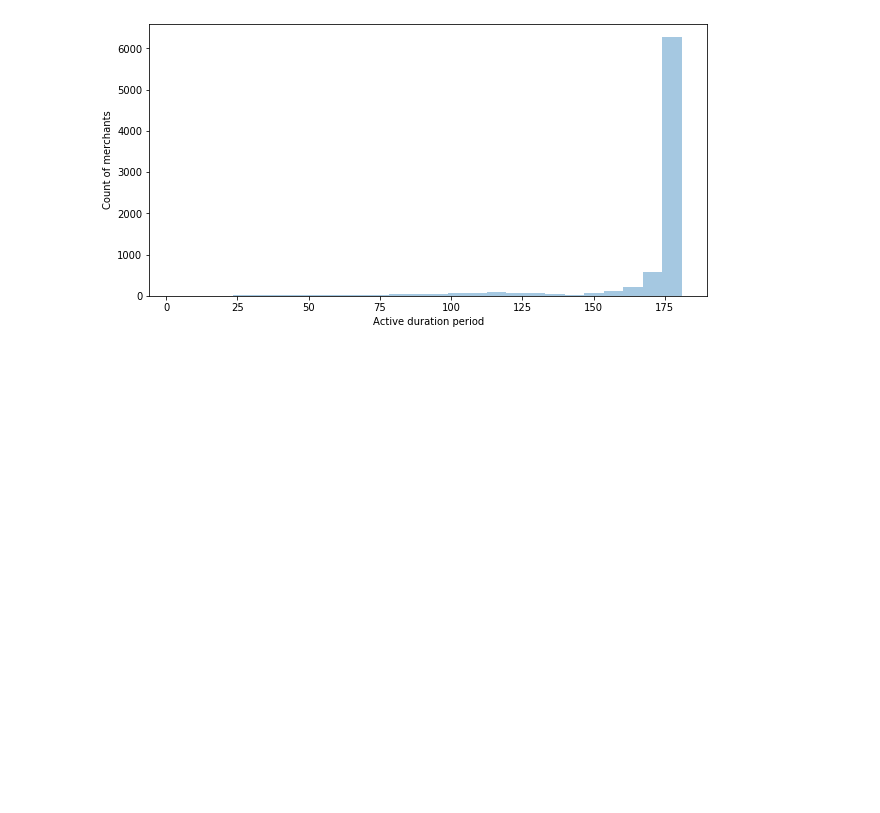
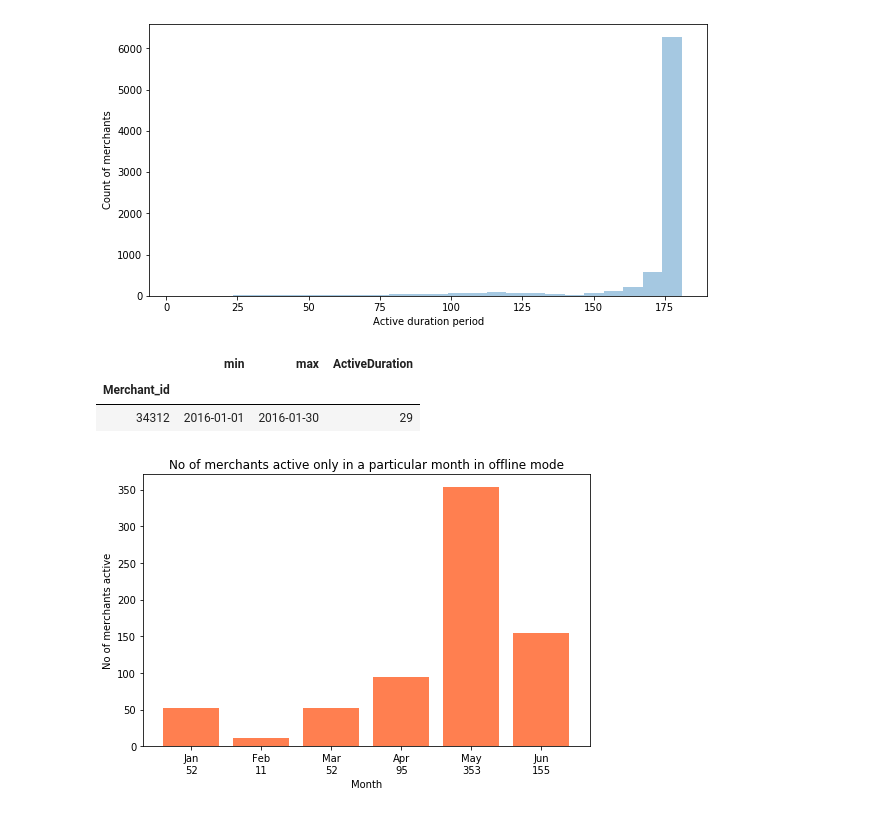
Before and after one commit to sinha-pulaks/O2O-coupon-redemption, a Jupyter notebook: O2O_coupon_prediction.ipynb, the cells around one changed output. Cells and saved outputs as stored; diff of their text form; code cells hidden in the pictures; blank space fills up the shorter version.

```diff
--- a/O2O_coupon_prediction.ipynb
+++ b/O2O_coupon_prediction.ipynb
@@ -3066,3 +2874,47 @@ plt.ylabel("Count of merchants")
 # %% [output]
 Text(0, 0.5, 'Count of merchants')
 [figure]
+# %%
+start_date = '2016-01-01'
+end_date = '2016-01-31'
+
+df_on_temp2[(df_on_temp2['min'] >= start_date)&(df_on_temp2['max'] <= end_date)]
+# %% [output]
+|  | min | max | ActiveDuration |
+| Merchant_id |  |  |  |
+| 34312 | 2016-01-01 | 2016-01-30 | 29 |
+# %%
+'''from datetime import datetime
+'''
+def prepList(df):
+    active_list=[]
+    for m in range(1,7):
+        sd='2016-0'+str(m)+'-01'
+        if m==2:
+            ed='2016-0'+str(m)+'-29'
+        else:
+            if m%2==1:
+                ed='2016-0'+str(m)+'-31'
+            else:
+                ed='2016-0'+str(m)+'-30'
+
+        active_list.insert(m,df[(df['min'] >= sd) & (df['max'] <= ed)].shape[0])
+    return active_list
+
+active_list=prepList(df_off_temp2)
+
+
+plt.figure(figsize=(8,5))
+months=['Jan\n52','Feb\n11','Mar\n52','Apr\n95','May\n353','Jun\n155']
+
+left = [1, 2, 3, 4, 5, 6]
+
+ax=plt.bar(left, active_list, tick_label = months, width = 0.8, color = 'coral')
+
+
+plt.xlabel('Month')
+plt.ylabel('No of merchants active')
+plt.title('No of merchants active only in a particular month in offline mode')
+plt.show()
+# %% [output]
+[figure, added]
```
Also changed, not shown: parts of 75 cells of this notebook.
